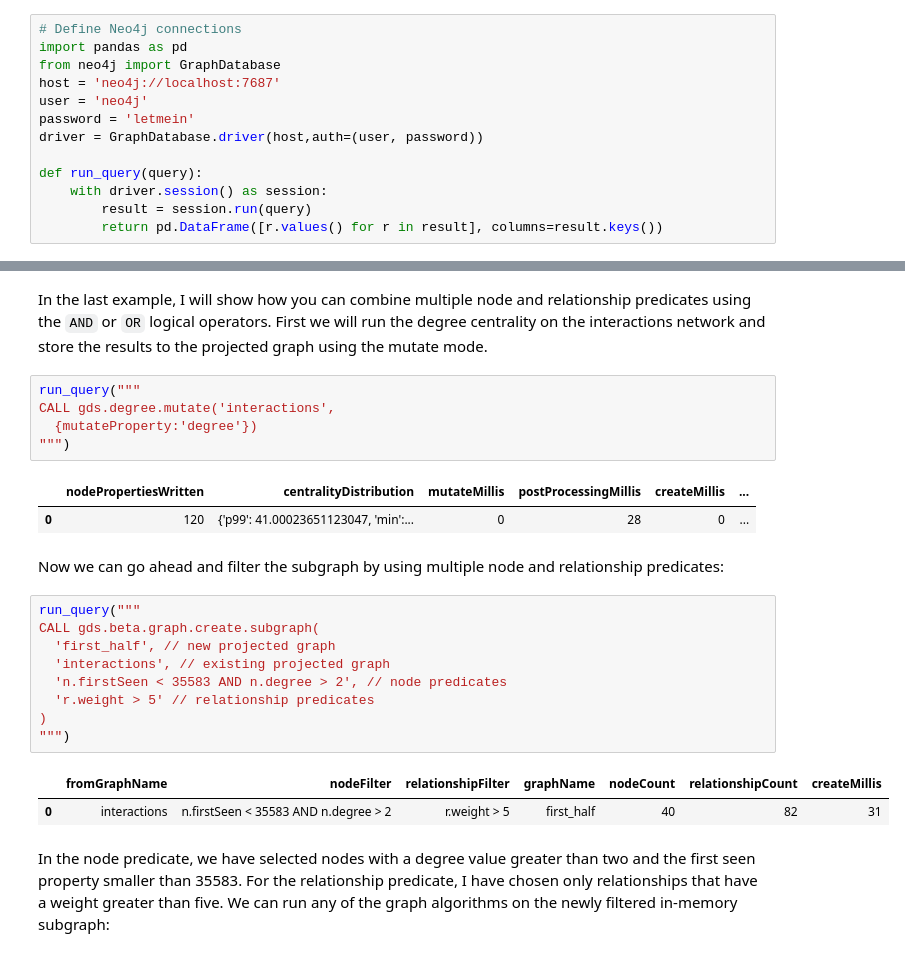
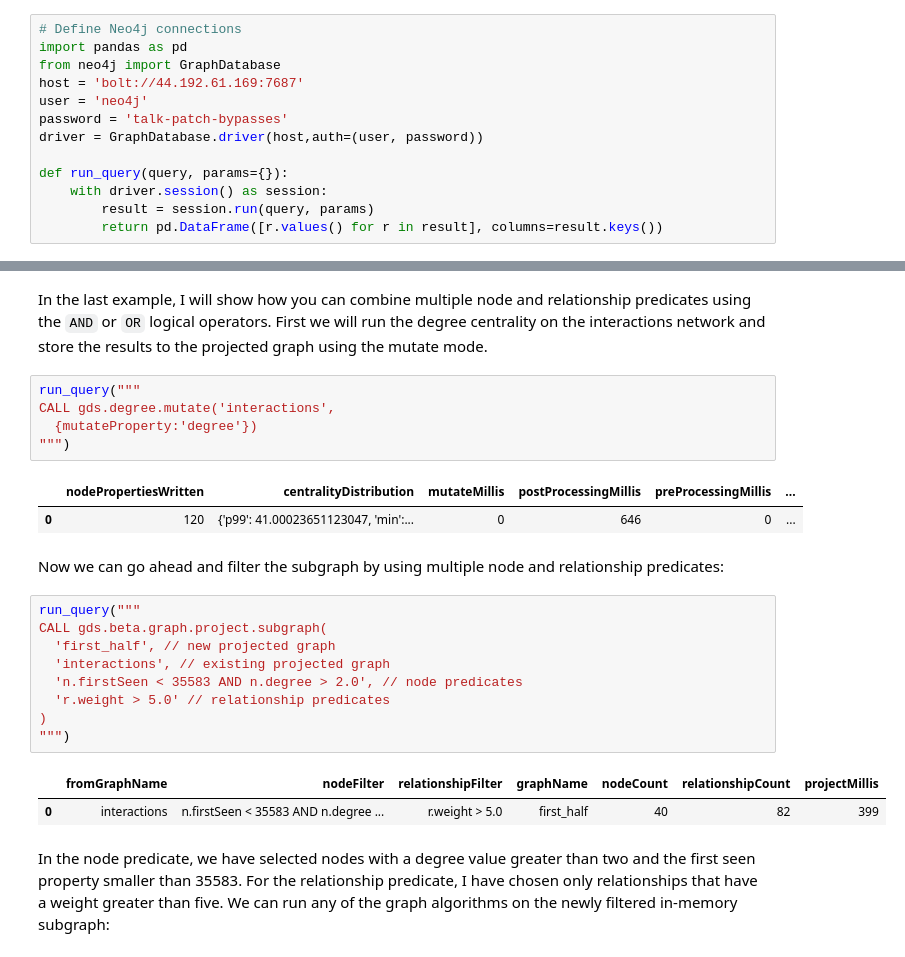
Before and after one commit to tomasonjo/blogs, a Jupyter notebook: subgraph_filtering/Subgraph filtering.ipynb, the cells around one changed output, grey strips where cells are left out. Drawn from its saved outputs; the diff is of its cells as text.

```diff
--- a/subgraph_filtering/Subgraph filtering.ipynb
+++ b/subgraph_filtering/Subgraph filtering.ipynb
@@ -2,14 +20,14 @@
 # Define Neo4j connections
 import pandas as pd
 from neo4j import GraphDatabase
-host = 'neo4j://localhost:7687'
+host = 'bolt://44.192.61.169:7687'
 user = 'neo4j'
-password = 'letmein'
+password = 'talk-patch-bypasses'
 driver = GraphDatabase.driver(host,auth=(user, password))
 
-def run_query(query):
+def run_query(query, params={}):
     with driver.session() as session:
-        result = session.run(query)
+        result = session.run(query, params)
         return pd.DataFrame([r.values() for r in result], columns=result.keys())
 # %% [markdown]
 It has been a while since I wrote a post about new features in the Neo4j Graph Data Science library (GDS). For those of you that never heard of the GDS library, it features more than 50 graph algorithms ranging from community detection to node embedding algorithms and more. In this blog post, I will present Subgraph filtering, one of the library's newer features.
@@ -161,22 +179,22 @@ CALL gds.degree.mutate('interactions',
   {mutateProperty:'degree'})
 """)
 # %% [output]
-|  | nodePropertiesWritten | centralityDistribution | mutateMillis | postProcessingMillis | createMillis | ... |
-| 0 | 120 | {'p99': 41.00023651123047, 'min':... | 0 | 28 | 0 | ... |
+|  | nodePropertiesWritten | centralityDistribution | mutateMillis | postProcessingMillis | preProcessingMillis | ... |
+| 0 | 120 | {'p99': 41.00023651123047, 'min':... | 0 | 646 | 0 | ... |
 # %% [markdown]
 Now we can go ahead and filter the subgraph by using multiple node and relationship predicates:
 # %%
 run_query("""
-CALL gds.beta.graph.create.subgraph(
+CALL gds.beta.graph.project.subgraph(
   'first_half', // new projected graph
   'interactions', // existing projected graph
-  'n.firstSeen < 35583 AND n.degree > 2', // node predicates
-  'r.weight > 5' // relationship predicates
+  'n.firstSeen < 35583 AND n.degree > 2.0', // node predicates
+  'r.weight > 5.0' // relationship predicates
 )
 """)
 # %% [output]
-|  | fromGraphName | nodeFilter | relationshipFilter | graphName | nodeCount | relationshipCount | createMillis |
-| 0 | interactions | n.firstSeen < 35583 AND n.degree > 2 | r.weight > 5 | first_half | 40 | 82 | 31 |
+|  | fromGraphName | nodeFilter | relationshipFilter | graphName | nodeCount | relationshipCount | projectMillis |
+| 0 | interactions | n.firstSeen < 35583 AND n.degree ... | r.weight > 5.0 | first_half | 40 | 82 | 399 |
 # %% [markdown]
 In the node predicate, we have selected nodes with a degree value greater than two and the first seen property smaller than 35583. For the relationship predicate, I have chosen only relationships that have a weight greater than five. We can run any of the graph algorithms on the newly filtered in-memory subgraph:
 # %%
```
Also changed, not shown: parts of 8 cells of this notebook.
